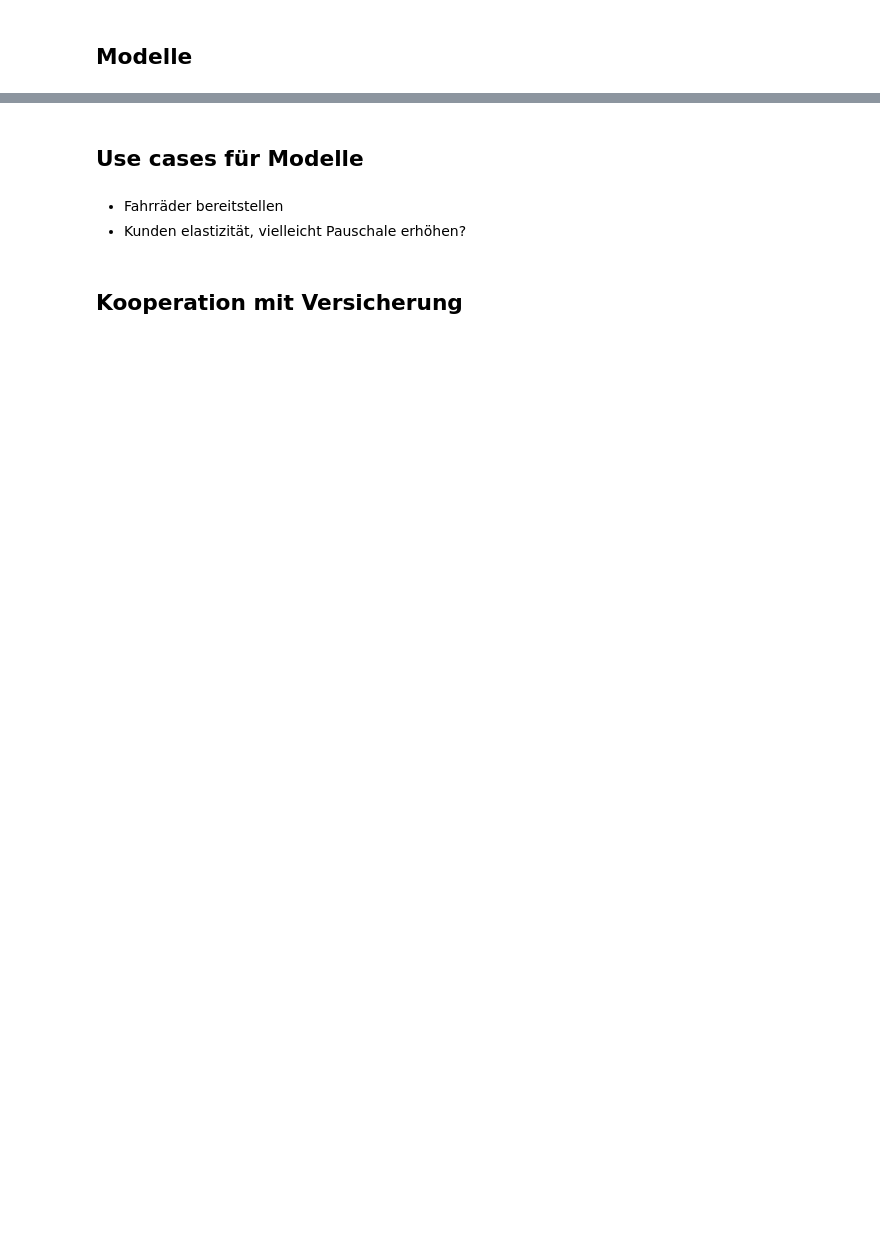
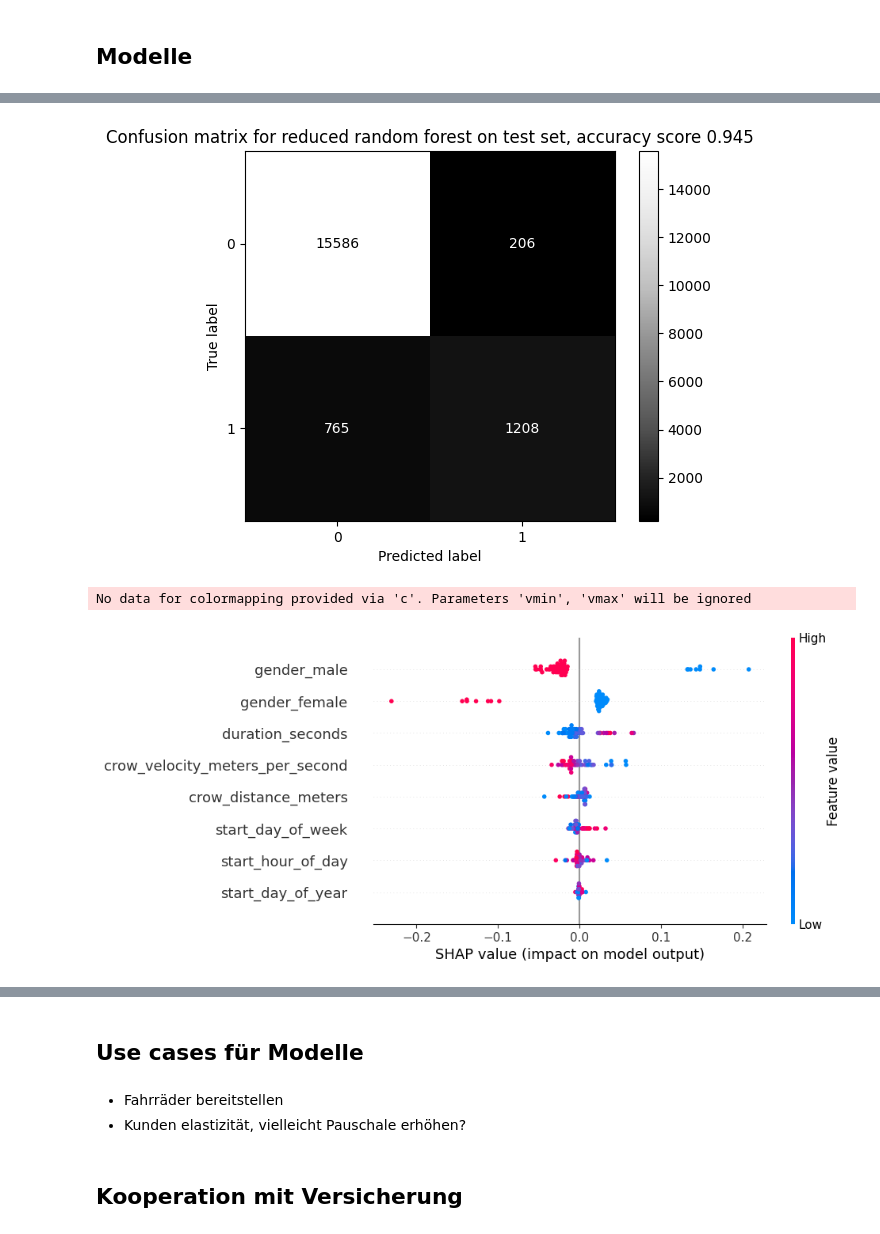
Before and after one commit to betancourt-c/ny_citibike, a Jupyter notebook: ny_citibike.ipynb, the cells around one changed output, grey strips where cells are left out. Drawn from its saved outputs; the diff is of its cells as text; code cells hidden in the pictures; blank space fills up the shorter version.

```diff
--- a/ny_citibike.ipynb
+++ b/ny_citibike.ipynb
@@ -366,0 +377,21 @@ start_day_of_week, age, crow_velocity_meters_per_second, duration_seconds, start
+# %%
+# Finales validieren und erklären
+x_test_r = data.loc[data.test_set, feature_columns]
+y_test = data.loc[data.test_set, target_column]
+
+y_test_hat_random_forest_r = random_forest_model_r.predict(x_test_r)
+
+acc = accuracy_score(y_dev, y_dev_hat_random_forest_r)
+disp = ConfusionMatrixDisplay.from_predictions(y_dev, y_dev_hat_random_forest_r, cmap='Greys_r')
+plt.title(f'Confusion matrix for reduced random forest on test set, accuracy score {acc:.3f}')
+plt.show()
+plt.close()
+
+
+explainer = shap.Explainer(random_forest_model_r, x_test_r[0:50])
+shap_values = explainer(x_test_r[0:50])
+shap.plots.beeswarm(shap_values[:, :, 1])
+# %% [output]
+[figure, added]
+No data for colormapping provided via 'c'. Parameters 'vmin', 'vmax' will be ignored
+[figure, added]
```
Also changed, not shown: parts of 16 cells of this notebook, 1 other file.
